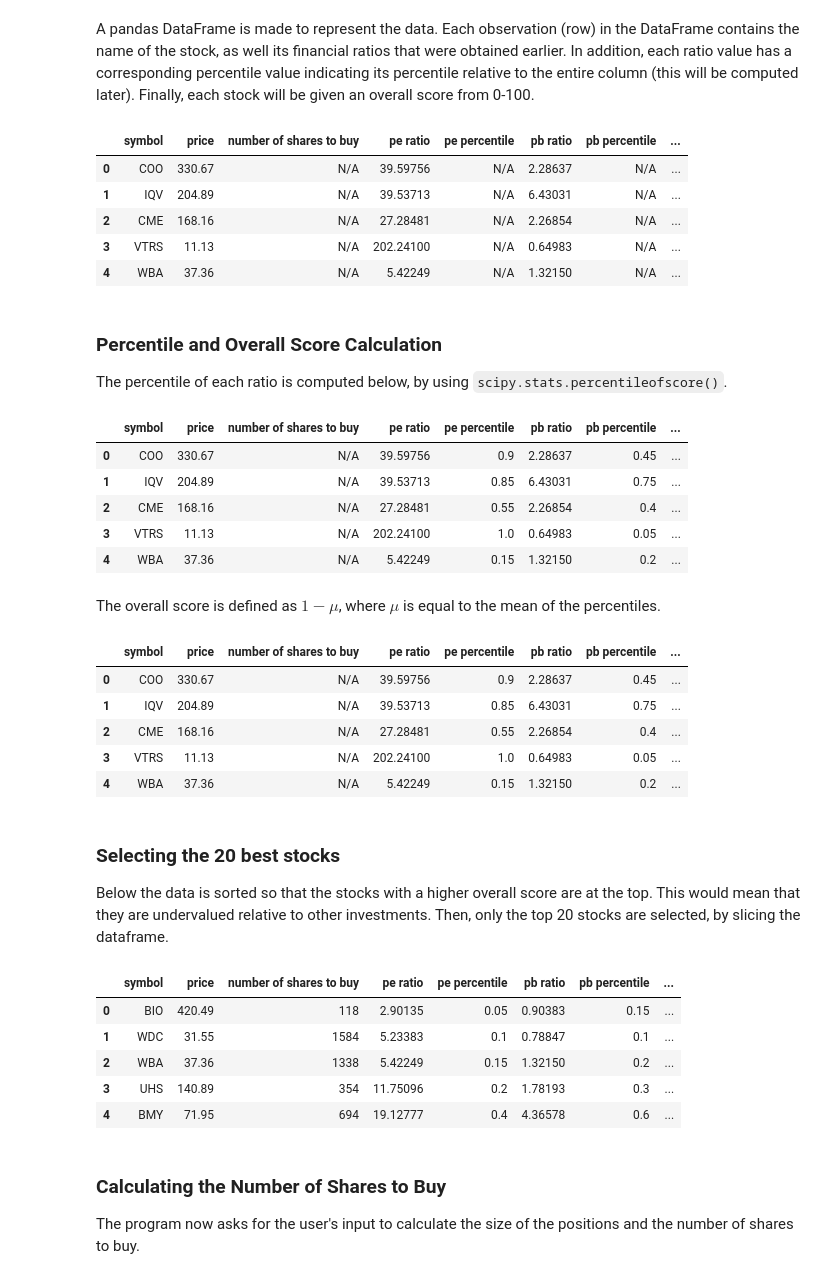
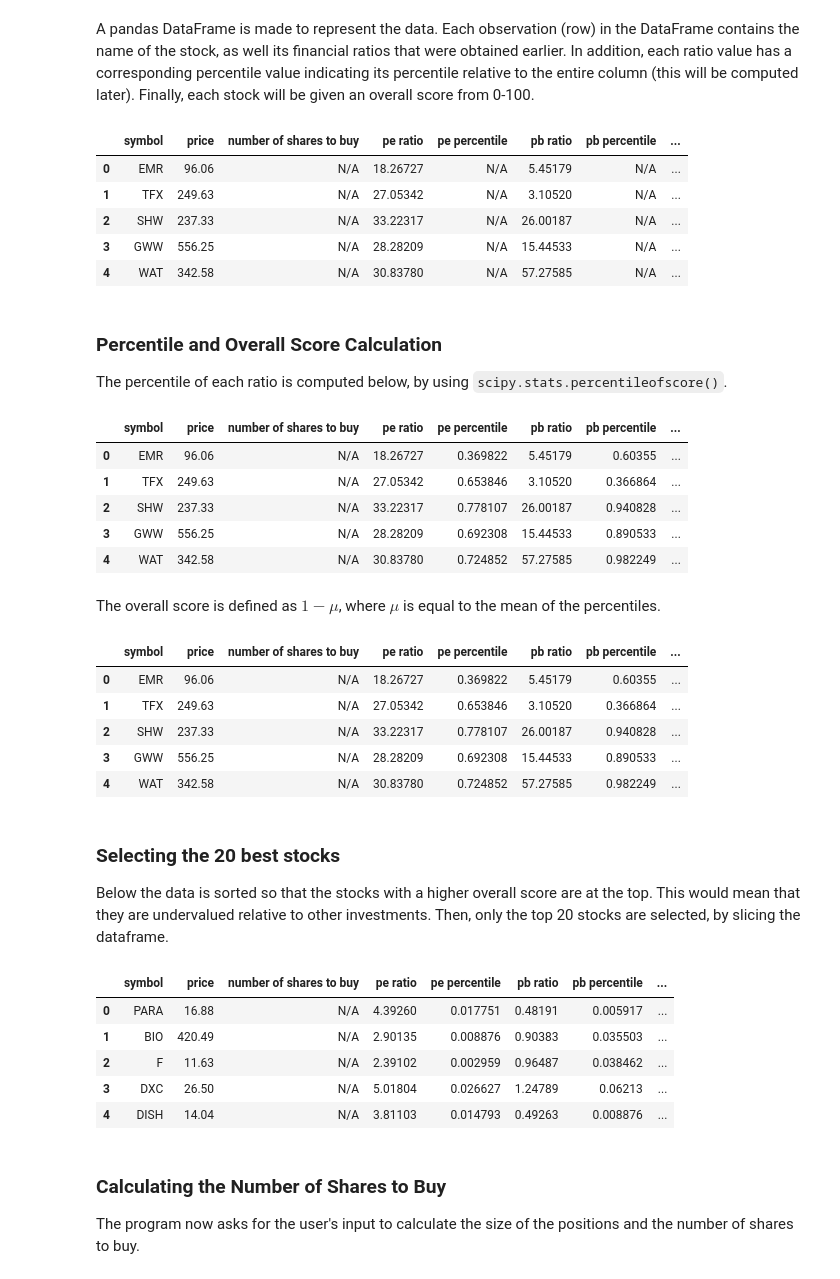
Before and after one commit to DanielZSWE/stock-value-screener, a Jupyter notebook: value_screener.ipynb, the cells around one changed output. Cells and saved outputs as stored; diff of their text form; code cells hidden in the pictures.

```diff
--- a/value_screener.ipynb
+++ b/value_screener.ipynb
@@ -30,7 +30,7 @@ sp500 = finnhub_client.indices_const(symbol = "^GSPC")['constituents']
 ratios = {}
 
 # loop over stocks in index, adding key-value pairs to dict
-for symbol in sp500[:30]:
+for symbol in sp500:
     res = finnhub_client.company_basic_financials(symbol, 'metric')
     try:
         pe = res['metric']['peNormalizedAnnual']
@@ -70,38 +72,39 @@ value_metrics_dataframe_cols = [
     'pb ratio',
     'pb percentile',
     'ev-to-cf ratio',
     'ev-to-cf percentile',
     'overall score (higher is better)'
 ]
 
 # setup dataframe
 value_metrics_dataframe = pd.DataFrame(columns = value_metrics_dataframe_cols)
 
 # add rows incrementally to the end of the dataframe
 for symbol in ratios.keys():
     price = finnhub_client.quote(symbol)['c']
+    time.sleep(1) # necessary for api rate limit
     value_metrics_dataframe.loc[len(value_metrics_dataframe.index)] = [
         symbol,
         price,
         'N/A',
         ratios[symbol]['pe'],
         'N/A',
         ratios[symbol]['pb'],
         'N/A',
         ratios[symbol]['ev/cashflow'],
         'N/A',
         'N/A'
     ]
 
 n_head = 5 # used to indicate the number of elements to be printed by the dataframe.head() function
 value_metrics_dataframe.head(n_head)
 # %% [output]
 |  | symbol | price | number of shares to buy | pe ratio | pe percentile | pb ratio | pb percentile | ... |
-| 0 | COO | 330.67 | N/A | 39.59756 | N/A | 2.28637 | N/A | ... |
-| 1 | IQV | 204.89 | N/A | 39.53713 | N/A | 6.43031 | N/A | ... |
-| 2 | CME | 168.16 | N/A | 27.28481 | N/A | 2.26854 | N/A | ... |
-| 3 | VTRS | 11.13 | N/A | 202.24100 | N/A | 0.64983 | N/A | ... |
-| 4 | WBA | 37.36 | N/A | 5.42249 | N/A | 1.32150 | N/A | ... |
+| 0 | EMR | 96.06 | N/A | 18.26727 | N/A | 5.45179 | N/A | ... |
+| 1 | TFX | 249.63 | N/A | 27.05342 | N/A | 3.10520 | N/A | ... |
+| 2 | SHW | 237.33 | N/A | 33.22317 | N/A | 26.00187 | N/A | ... |
+| 3 | GWW | 556.25 | N/A | 28.28209 | N/A | 15.44533 | N/A | ... |
+| 4 | WAT | 342.58 | N/A | 30.83780 | N/A | 57.27585 | N/A | ... |
 # %% [markdown]
 ### Percentile and Overall Score Calculation
 The percentile of each ratio is computed below, by using `scipy.stats.percentileofscore()`.
@@ -123,11 +126,11 @@ for ratio in prefixes:
 value_metrics_dataframe.head(n_head)
 # %% [output]
 |  | symbol | price | number of shares to buy | pe ratio | pe percentile | pb ratio | pb percentile | ... |
-| 0 | COO | 330.67 | N/A | 39.59756 | 0.9 | 2.28637 | 0.45 | ... |
-| 1 | IQV | 204.89 | N/A | 39.53713 | 0.85 | 6.43031 | 0.75 | ... |
-| 2 | CME | 168.16 | N/A | 27.28481 | 0.55 | 2.26854 | 0.4 | ... |
-| 3 | VTRS | 11.13 | N/A | 202.24100 | 1.0 | 0.64983 | 0.05 | ... |
-| 4 | WBA | 37.36 | N/A | 5.42249 | 0.15 | 1.32150 | 0.2 | ... |
+| 0 | EMR | 96.06 | N/A | 18.26727 | 0.369822 | 5.45179 | 0.60355 | ... |
+| 1 | TFX | 249.63 | N/A | 27.05342 | 0.653846 | 3.10520 | 0.366864 | ... |
+| 2 | SHW | 237.33 | N/A | 33.22317 | 0.778107 | 26.00187 | 0.940828 | ... |
+| 3 | GWW | 556.25 | N/A | 28.28209 | 0.692308 | 15.44533 | 0.890533 | ... |
+| 4 | WAT | 342.58 | N/A | 30.83780 | 0.724852 | 57.27585 | 0.982249 | ... |
 # %% [markdown]
 The overall score is defined as $1 - \mu$, where $\mu$ is equal to the mean of the percentiles.
 # %%
@@ -145,11 +148,11 @@ for row in value_metrics_dataframe.index:
 value_metrics_dataframe.head(n_head)
 # %% [output]
 |  | symbol | price | number of shares to buy | pe ratio | pe percentile | pb ratio | pb percentile | ... |
-| 0 | COO | 330.67 | N/A | 39.59756 | 0.9 | 2.28637 | 0.45 | ... |
-| 1 | IQV | 204.89 | N/A | 39.53713 | 0.85 | 6.43031 | 0.75 | ... |
-| 2 | CME | 168.16 | N/A | 27.28481 | 0.55 | 2.26854 | 0.4 | ... |
-| 3 | VTRS | 11.13 | N/A | 202.24100 | 1.0 | 0.64983 | 0.05 | ... |
-| 4 | WBA | 37.36 | N/A | 5.42249 | 0.15 | 1.32150 | 0.2 | ... |
+| 0 | EMR | 96.06 | N/A | 18.26727 | 0.369822 | 5.45179 | 0.60355 | ... |
+| 1 | TFX | 249.63 | N/A | 27.05342 | 0.653846 | 3.10520 | 0.366864 | ... |
+| 2 | SHW | 237.33 | N/A | 33.22317 | 0.778107 | 26.00187 | 0.940828 | ... |
+| 3 | GWW | 556.25 | N/A | 28.28209 | 0.692308 | 15.44533 | 0.890533 | ... |
+| 4 | WAT | 342.58 | N/A | 30.83780 | 0.724852 | 57.27585 | 0.982249 | ... |
 # %% [markdown]
 ### Selecting the 20 best stocks
 Below the data is sorted so that the stocks with a higher overall score are at the top. This would mean that they are undervalued relative to other investments. Then, only the top 20 stocks are selected, by slicing the dataframe.
@@ -162,11 +165,11 @@ value_metrics_dataframe = value_metrics_dataframe[:20]
 value_metrics_dataframe.head(n_head)
 # %% [output]
 |  | symbol | price | number of shares to buy | pe ratio | pe percentile | pb ratio | pb percentile | ... |
-| 0 | BIO | 420.49 | 118 | 2.90135 | 0.05 | 0.90383 | 0.15 | ... |
-| 1 | WDC | 31.55 | 1584 | 5.23383 | 0.1 | 0.78847 | 0.1 | ... |
-| 2 | WBA | 37.36 | 1338 | 5.42249 | 0.15 | 1.32150 | 0.2 | ... |
-| 3 | UHS | 140.89 | 354 | 11.75096 | 0.2 | 1.78193 | 0.3 | ... |
-| 4 | BMY | 71.95 | 694 | 19.12777 | 0.4 | 4.36578 | 0.6 | ... |
+| 0 | PARA | 16.88 | N/A | 4.39260 | 0.017751 | 0.48191 | 0.005917 | ... |
+| 1 | BIO | 420.49 | N/A | 2.90135 | 0.008876 | 0.90383 | 0.035503 | ... |
+| 2 | F | 11.63 | N/A | 2.39102 | 0.002959 | 0.96487 | 0.038462 | ... |
+| 3 | DXC | 26.50 | N/A | 5.01804 | 0.026627 | 1.24789 | 0.06213 | ... |
+| 4 | DISH | 14.04 | N/A | 3.81103 | 0.014793 | 0.49263 | 0.008876 | ... |
 # %% [markdown]
 ### Calculating the Number of Shares to Buy
 The program now asks for the user's input to calculate the size of the positions and the number of shares to buy.
```
Also changed, not shown: parts of 3 cells of this notebook.
